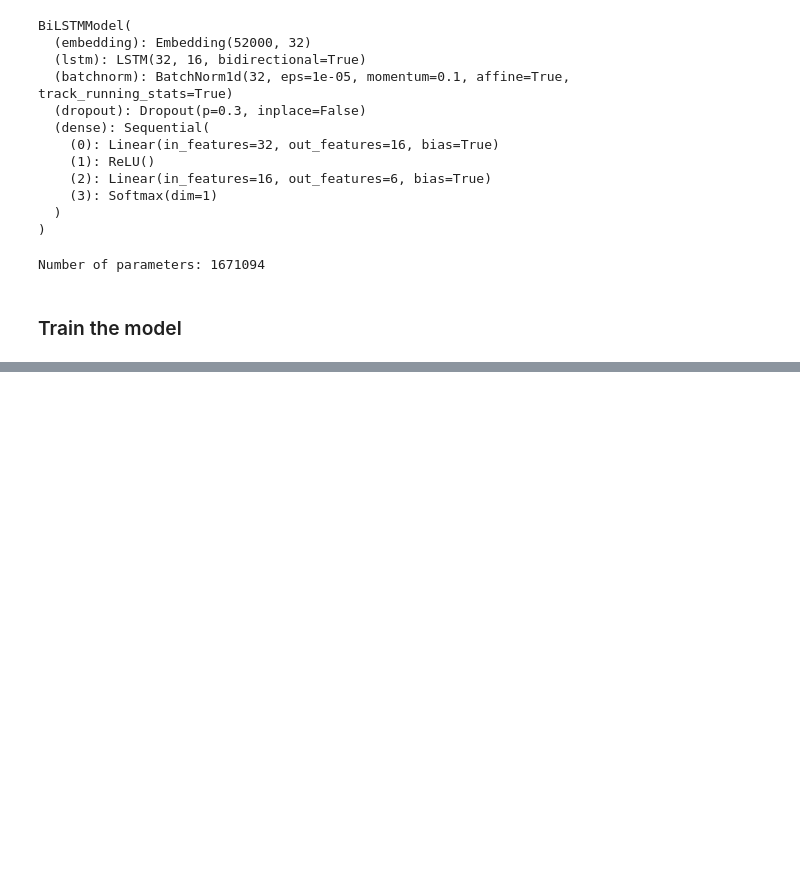
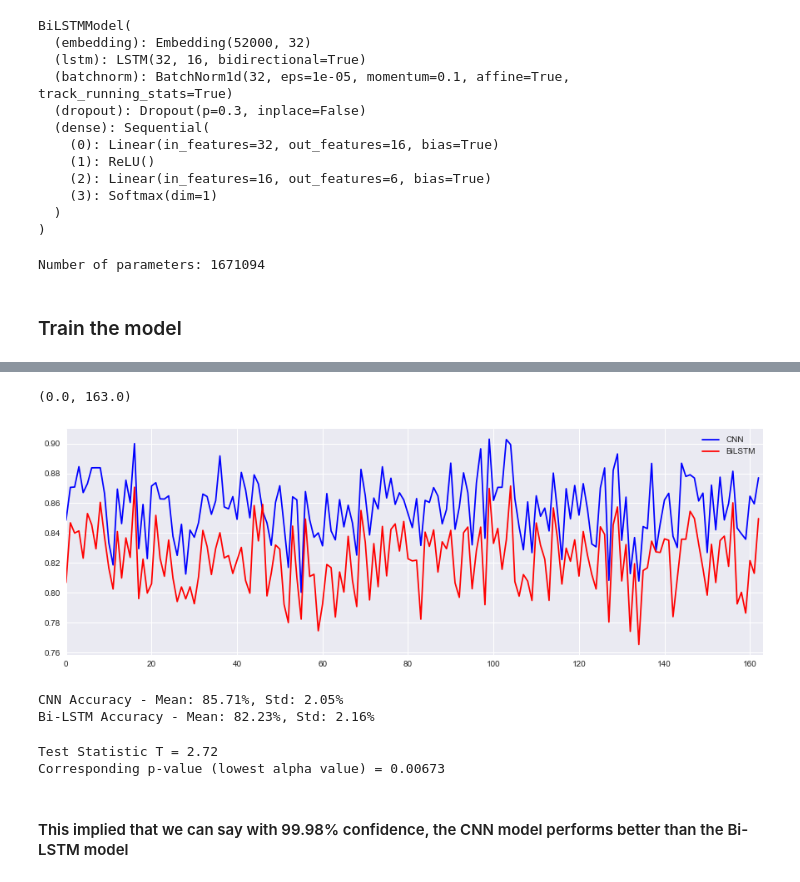
Before and after one commit to Kshitij301199/Emotion_Classification, a Jupyter notebook: jupyter_notebooks/models.ipynb, the cells around one changed output, grey strips where cells are left out. Saved outputs shown, nothing was run; the diff lists cells and outputs as text; code cells hidden in the pictures; blank space fills up the shorter version.

```diff
--- a/jupyter_notebooks/models.ipynb
+++ b/jupyter_notebooks/models.ipynb
@@ -372,0 +378,3 @@ torch.save(model,f= "../model/bilstm.pth")
+# %%
+cnn_model = torch.load("../model/cnn.pth")
+bilstm_model = torch.load("../model/bilstm.pth")
@@ -372,0 +386,37 @@ torch.save(model,f= "../model/bilstm.pth")
+# %%
+cnn_accs, bilstm_accs= [], []
+for batch in tqdm(test_batched_comparison):
+    inputs = batch['padded']
+    labels = batch['label']
+    cm_cnn = calculate_confusion_matrix(inputs, labels, cnn_model)
+    cm_bilstm = calculate_confusion_matrix(inputs, labels, bilstm_model)
+    cnn_avg_acc = np.mean(class_accuracy(cm_cnn))
+    bilstm_avg_acc = np.mean(class_accuracy(cm_bilstm))
+    cnn_accs.append(cnn_avg_acc)
+    bilstm_accs.append(bilstm_avg_acc)
+# %%
+fig, axes = plt.subplots(figsize= (15,5))
+
+sns.lineplot(ax= axes, x= range(len(test_batched_comparison)), y= cnn_accs, color='blue', label= "CNN")
+sns.lineplot(ax= axes, x= range(len(test_batched_comparison)), y= bilstm_accs, color='red', label= "Bi-LSTM")
+axes.set_xlim(0,163)
+# %% [output]
+(0.0, 163.0)
+[figure, added]
+# %%
+print(f"CNN Accuracy - Mean: {np.mean(cnn_accs)*100:.2f}%, Std: {np.std(cnn_accs)*100:.2f}%")
+print(f"Bi-LSTM Accuracy - Mean: {np.mean(bilstm_accs)*100:.2f}%, Std: {np.std(bilstm_accs)*100:.2f}%")
+# %% [output]
+CNN Accuracy - Mean: 85.71%, Std: 2.05%
+Bi-LSTM Accuracy - Mean: 82.23%, Std: 2.16%
+# %%
+delta = [cnn_accs[i] - bilstm_accs[i] for i in range(len(test_batched_comparison))]
+Delta = np.mean(delta)
+Var = np.mean([(delta[i]- Delta)**2 for i in range(len(test_batched_comparison))])
+print(f"Test Statistic T = {np.round(Delta / np.sqrt(Var),2)}")
+print(f"Corresponding p-value (lowest alpha value) = {0.00673}")
+# %% [output]
+Test Statistic T = 2.72
+Corresponding p-value (lowest alpha value) = 0.00673
+# %% [markdown]
+#### This implied that we can say with 99.98% confidence, the CNN model performs better than the Bi-LSTM model
```
Also changed, not shown: parts of 18 cells of this notebook, 7 other files.
